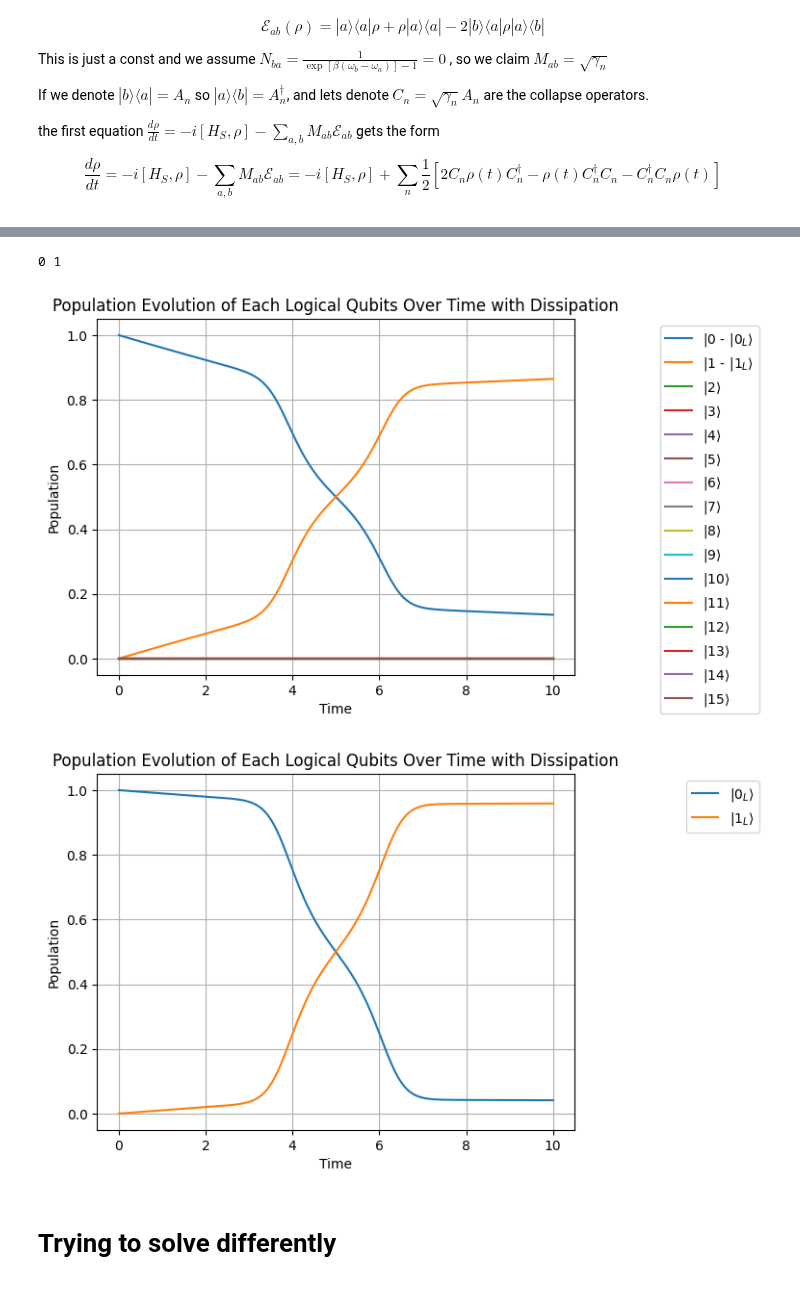
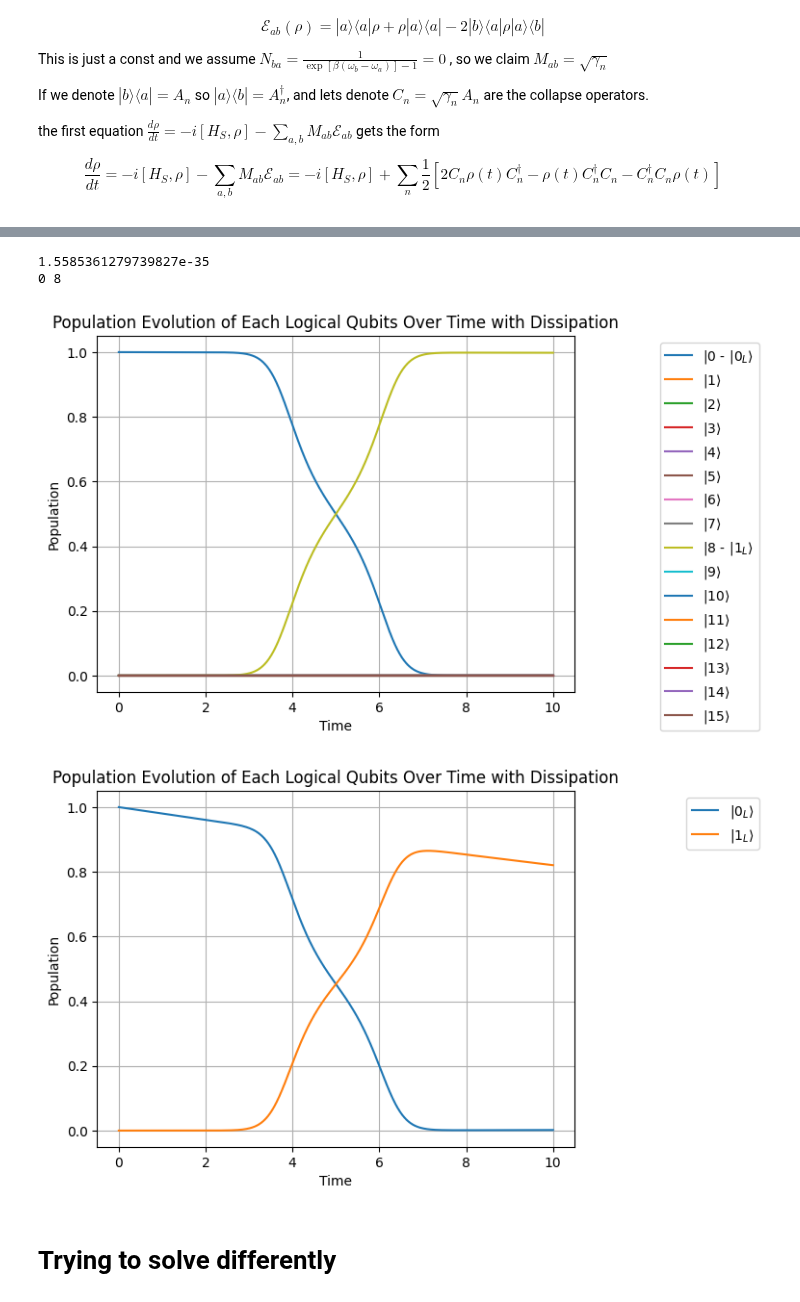
Before and after one commit to chenscheimq/QEC, a Jupyter notebook: RAP/RAP_stabilizers.ipynb, the cells around one changed output, grey strips where cells are left out. Drawn from its saved outputs; the diff is of its cells as text; code cells hidden in the pictures.

```diff
--- a/RAP/RAP_stabilizers.ipynb
+++ b/RAP/RAP_stabilizers.ipynb
@@ -262,68 +392,89 @@ gamma_sqrt = 0.01
 # %%
+Ep = 100
+Hp = -Ep*(g1 + g2 + g3)
+
+T = 10
+t = np.linspace(0, T, 1000)
+sigma = 1
+omega_max = 50
+omega_t = omega_max * np.exp(-0.5 * ((t - T/2) / sigma) ** 2)
+delta_t = 2*omega_max*(t / (T/2) - 1)
+
+gamma_sqrt = 0.01
+
+H_S_0 = omega_t[0] * X_L + delta_t[0] * Z_L + Hp
+eigenvalues_0, eigenstates_0 = H_S_0.eigenstates()
+
 C_op = gamma_sqrt * sigmam()
 
 # Collapse operators for the open system
+collapse_ops = [
+    tensor(C_op, I, I, I),
+    tensor(I, C_op, I, I),
+    tensor(I, I, C_op, I),
+    tensor(I, I, I, C_op)
+]
+
+Cp_ops = gamma_sqrt * sigmap()
+sigmaps = [
+    tensor(Cp_ops, I, I, I),
+    tensor(I, Cp_ops, I, I),
+    tensor(I, I, Cp_ops, I),
+    tensor(I, I, I, Cp_ops)
+]
 
 # collapse_ops = [
-#     tensor(C_op, I, I, I),
-#     tensor(I, C_op, I, I),
-#     tensor(I, I, C_op, I),
-#     tensor(I, I, I, C_op)
+#     gamma_sqrt * logical_one*logical_zero.dag()
 # ]
 
-collapse_ops = [
-    gamma_sqrt * logical_one*logical_zero.dag(),
-    gamma_sqrt * logical_one*logical_zero.dag(),
-    gamma_sqrt * logical_one*logical_zero.dag(),
-    gamma_sqrt * logical_one*logical_zero.dag()
-]
-
-H_S_0 = omega_t[0] * X_L + delta_t[0] * Z_L + Hp
-eigenvalues_0, eigenstates_0 = H_S_0.eigenstates()
 e_ops = []
+# collapse_ops = []
 
 zero_index = None
 one_index = None
 for i, state in enumerate(eigenstates_0):
     e_ops.append(state*state.dag())
+
     if np.round(np.abs(state.overlap(logical_zero))**2) == 1:
         zero_index = i
     elif np.round(np.abs(state.overlap(logical_one))**2) == 1:
+        Mab = 0
+        for index, op in enumerate(collapse_ops):
+            Mab += logical_zero.dag() * op * state * state.dag() * sigmaps[index] * logical_zero
+        print(np.abs(Mab))
         one_index = i
+    #     collapse_ops.append(gamma_sqrt*state*logical_zero.dag())
+    # else:
+    #     collapse_ops.append(gamma_sqrt*state*logical_zero.dag())
 
 print(zero_index, one_index)
 
 H_S = [[X_L, omega_t], [Z_L, delta_t], Hp]
 
-# P0 = logical_zero*logical_zero.dag()
-# P1 = logical_one*logical_one.dag()
-# e_ops = [P0, P1]
-
 result = mesolve(H_S, logical_zero, t, c_ops=collapse_ops, e_ops=e_ops)
-# result = sesolve(H_S, logical_zero, t, e_ops=e_ops)
-
 
 for i in range(len(e_ops)):
     pop_i = result.expect[i]
 
     if i == one_index:
         plt.plot(t, pop_i, label=f"|{i} - " + r'$|1_{L}\rangle$')
     elif i == zero_index:
         plt.plot(t, pop_i, label=f"|{i} - " + r'$|0_{L}\rangle$')
     else:
         plt.plot(t, pop_i, label=f"|{i}" + r"$\rangle$")
 
 plt.xlabel('Time')
 plt.ylabel('Population')
 plt.title('Population Evolution of Each Logical Qubits Over Time with Dissipation')
 plt.legend(loc='upper right', bbox_to_anchor=(1.4, 1))
 plt.grid()
 plt.show()
 # %% [output]
-0 1
+1.5585361279739827e-35
+0 8
-[figure, old version]
+[figure, new version]
 # %%
-Ep = 1000
+Ep = 200
 Hp = -Ep*(g1 + g2 + g3)
 
 T = 10
@@ -334,10 +485,14 @@ omega_t = omega_max * np.exp(-0.5 * ((t - T/2) / sigma) ** 2)
 delta_t = 2*omega_max*(t / (T/2) - 1)
 
 gamma_sqrt = 0.1
+C_op = gamma_sqrt * sigmam()
 
-# C_op = gamma_sqrt * sigmax()
-
-collapse_ops = [gamma_sqrt*logical_one*logical_zero.dag()]
+collapse_ops = [
+    tensor(C_op, I, I, I),
+    tensor(I, C_op, I, I),
+    tensor(I, I, C_op, I),
+    tensor(I, I, I, C_op)
+]
 
 H_S = [[X_L, omega_t], [Z_L, delta_t], Hp]
 
@@ -359,7 +514,7 @@ plt.legend(loc='upper right', bbox_to_anchor=(1.4, 1))
 plt.grid()
 plt.show()
 # %% [output]
-[figure, old version]
+[figure, new version]
 # %% [markdown]
 # Trying to solve differently
 # %%
```
Also changed, not shown: parts of 6 cells of this notebook.
